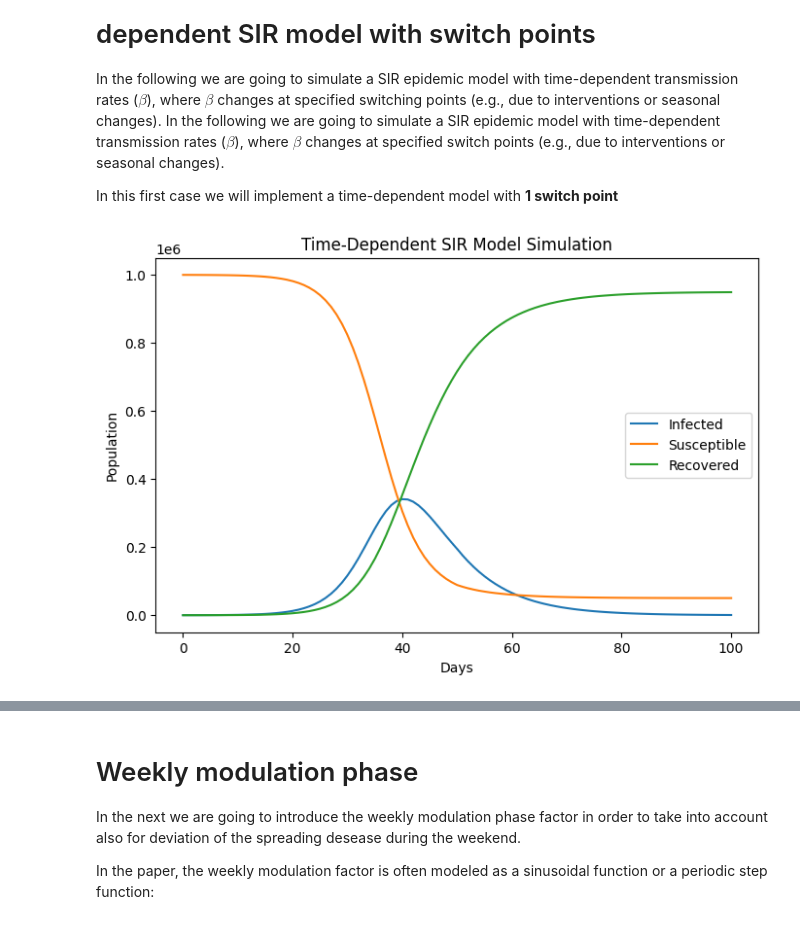
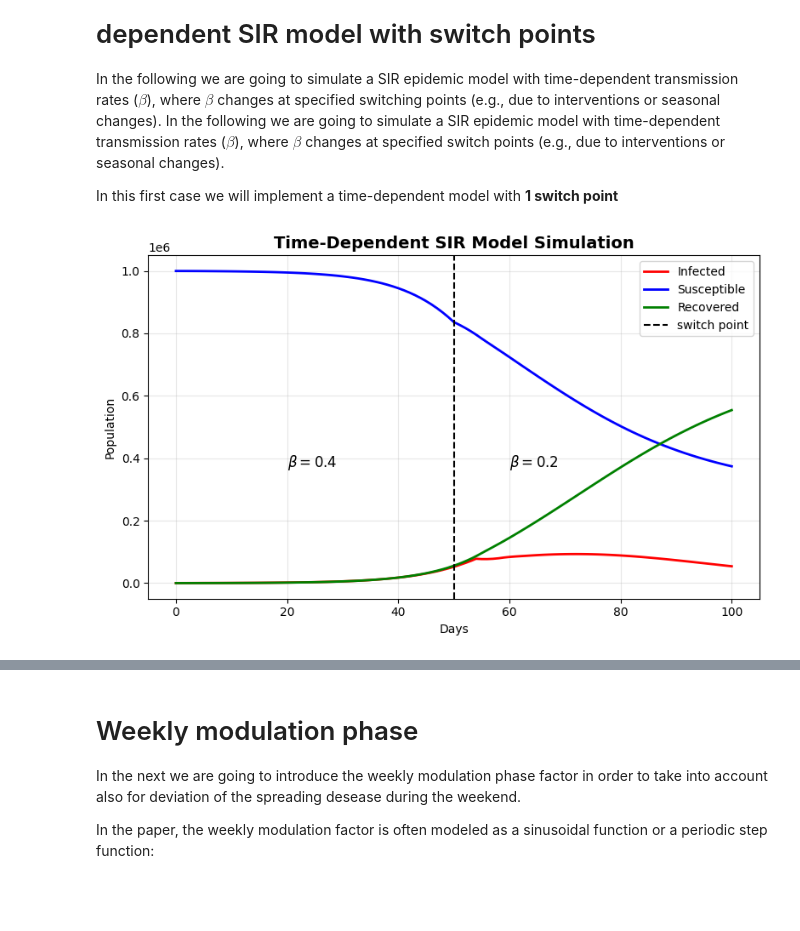
Before and after one commit to adadiorio/InformationTheory_Project, a Jupyter notebook: SIR_model_restricted.ipynb, the cells around one changed output, grey strips where cells are left out. Saved outputs shown, nothing was run; the diff lists cells and outputs as text; code cells hidden in the pictures; blank space fills up the shorter version.

Commit message:
3 switches added

```diff
--- a/SIR_model_restricted.ipynb
+++ b/SIR_model_restricted.ipynb
@@ -223,111 +223,52 @@ In the following we are going to simulate a SIR epidemic model with time-depende
 
 In this first case we will implement a time-dependent model with **1 switch point**
 # %%
-def simulate_time_dependent_SIR(N=1e6, I0=100, beta_vals=[0.4, 0.3], gamma=1/8, days=100, switch_points=[50], delay=5):
+def simulate_time_dependent_SIR(N, I0, beta_vals, gamma, days, switch_points, delay):
     """ Simulate a time-dependent SIR model with one or more switch points and reporting delay """
     S, I, R, I_new = [N - I0], [I0], [0], []
     dt = 1
     for t in range(days):
         beta = beta_vals[np.sum(t >= np.array(switch_points))]  # Use correct beta depending on time
         S_new = S[-1] - beta * S[-1] * I[-1] / N * dt
         I_new_t = beta * S[-1] * I[-1] / N * dt
         I_new.append(I_new_t)
-        I_new_reported = I_new[-delay] if t >= delay else 0
-        I_new_final = I[-1] + (I_new_t - gamma * I[-1]) * dt
+        I_new_reported = I_new[-delay] if t >= delay else I_new[t]
+        I_new_final = I[-1] + (I_new_reported - gamma * I[-1]) * dt
         R_new = R[-1] + gamma * I[-1] * dt
         S.append(S_new)
         I.append(I_new_final)
         R.append(R_new)
     return np.array(S), np.array(I), np.array(R), np.array(I_new)
 
 # Simulating the model with switch points and reporting delay
 N = 1e6
 I0 = 100
-beta_vals = [0.4, 0.3]  # Two different spreading rates
+beta_vals = [0.4, 0.2]  # Two different spreading rates
 switch_points = [50]  # Switch at day 50
 t_chagne = switch_points
 delta_t_change = 3
 gamma = 1/8
 days = 100
 delay = 5
 S, I, R, I_new = simulate_time_dependent_SIR(N, I0, beta_vals, gamma, days, switch_points, delay)
 
 
 # Plot results
 plt.figure(figsize=(8,5))
-plt.plot(I, label="Infected")
-plt.plot(S, label="Susceptible")
-plt.plot(R, label="Recovered")
+plt.plot(I, label="Infected", color='red', linewidth=2)
+plt.plot(S, label="Susceptible", color='blue', linewidth=2)
+plt.plot(R, label="Recovered", color='green', linewidth=2)
+plt.axvline(x=50, color='black', linestyle='--', linewidth=1.5, label="switch point")
+plt.text(20, max(I)*4, r"$\beta = 0.4$", fontsize=12, color="black")
+plt.text(60, max(I)*4, r"$\beta = 0.2$", fontsize=12, color="black")
 plt.legend()
 plt.xlabel("Days")
 plt.ylabel("Population")
-plt.title("Time-Dependent SIR Model Simulation")
+plt.title("Time-Dependent SIR Model Simulation", fontsize=14, fontweight='bold')
+plt.legend(fontsize=10)
+plt.grid(alpha=0.3)
+plt.tight_layout()
+
 plt.show()
-
-# Metropolis-Hastings for time-dependent model
-def metropolis_hastings_time_dependent(log_prob, init, steps=5000, scale=0.02):
-    """ Implements Metropolis-Hastings for multiple parameters """
-    chain = [init]
-    accepted = 0
-    for i in range(steps):
-        proposal = chain[-1] + np.random.normal(scale=scale, size=len(init))
-        acceptance_ratio = np.exp(log_prob(proposal) - log_prob(chain[-1]))
-        if np.random.rand() < acceptance_ratio:
-            chain.append(proposal)
-            accepted += 1
-        else:
-            chain.append(chain[-1])
-    acceptance_rate = accepted / steps
-    print(f"Acceptance rate: {acceptance_rate:.2f}")
-    return np.array(chain)
-
-
-# Priors for the parameters
-sigma_beta, mu_beta = 0.5, np.log(0.4)
-sigma_gamma, mu_gamma = 0.2, np.log(1/8)
-sigma_delay, mu_delay = 0.2, np.log(8)
-sigma_I0 = 100
-sigma_scale = 10
-sigma_tchange, mu_tchange = 3, 50 # centered around day 50
-sigma_deltatchange, mu_deltatchange = 0.3, np.log(3)
-
-# Defining the log-probability function
-
-def log_prob_time_dependent(params):
-    beta1, beta2, gamma, delay, I0, scale, t_change, delta_t_change = params
-    if beta1 <= 0 or beta2 <= 0 or delay <= 0 or I0 <= 0 or scale <= 0:
-        return -np.inf
-    return (stats.lognorm.logpdf(beta1, s=sigma_beta, scale=np.exp(mu_beta)) +
-            stats.lognorm.logpdf(beta2, s=sigma_beta, scale=np.exp(mu_beta)) +
-            stats.lognorm.logpdf(gamma, s = sigma_gamma, scale = np.exp(mu_gamma)) +
-            stats.lognorm.logpdf(delay, s=sigma_delay, scale=np.exp(mu_delay)) +
-            stats.halfcauchy.logpdf(I0, scale=sigma_I0) +
-            stats.halfcauchy.logpdf(scale, scale=sigma_scale) +
-            stats.norm.logpdf(t_change, loc=mu_tchange, scale=sigma_tchange) +
-            stats.lognorm.logpdf(delta_t_change, s = sigma_deltatchange, scale = np.exp(mu_deltatchange)))
-
-# Running Metropolis-Hastings
-param_chain = metropolis_hastings_time_dependent(log_prob_time_dependent, init=np.array([0.4, 0.3, 1/8, 8, 100, 10, 50, 3]), steps=10000, scale=0.05)
-
-# Bayesian Inference using PyMC (NUTS)
-with pm.Model() as model:
-    # Distribution on the time of switch
-    t_change = pm.Normal("t_change", mu=50, sigma=5)
-    delta_tchange = pm.Lognormal("Delta_t_change", mu = np.log(3), sigma = 0.3)
-    beta1 = pm.Lognormal("beta1", mu=np.log(0.4), sigma=0.5)
-    beta2 = pm.Lognormal("beta2", mu=np.log(0.3), sigma=0.5)
-    gamma = pm.Lognormal("gamma", mu=np.log(1/8), sigma=0.2)
-    delay = pm.Lognormal("delay", mu=np.log(8), sigma=0.2)
-    # Simulation of the transition of beta at the changing point
-    beta = pm.math.switch(t_change > np.arange(100), beta1, beta2)
-    I0 = pm.HalfCauchy("I0", beta=100)
-    scale = pm.HalfCauchy("scale", beta=10)
-
-    trace = pm.sample(2000, tune=1000, cores=2, return_inferencedata=True, target_accept=0.9)
-
-# Plot posterior distributions
-pm.plot_trace(trace, figsize = (15, 10))
-plt.tight_layout()
-plt.show()
 # %% [output]
-[figure, old version]
+[figure, new version]
```
Also changed, not shown: parts of 14 cells of this notebook.
